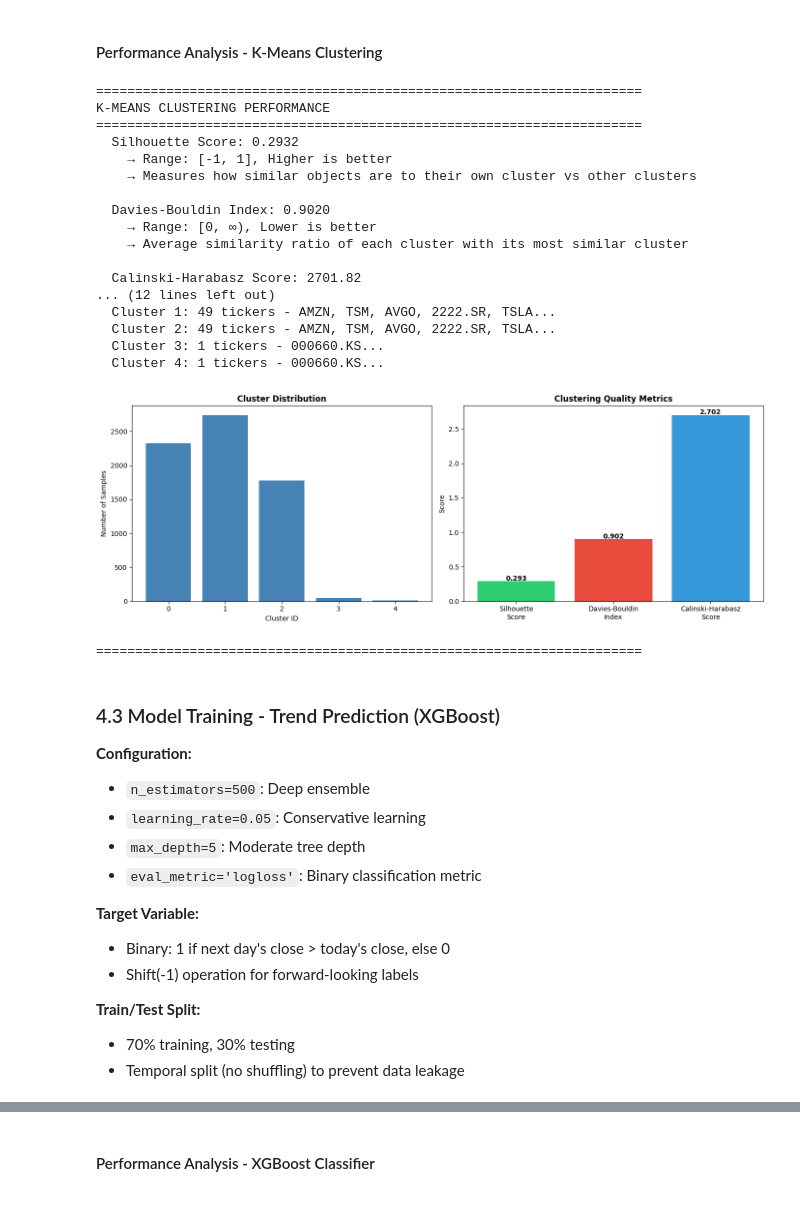
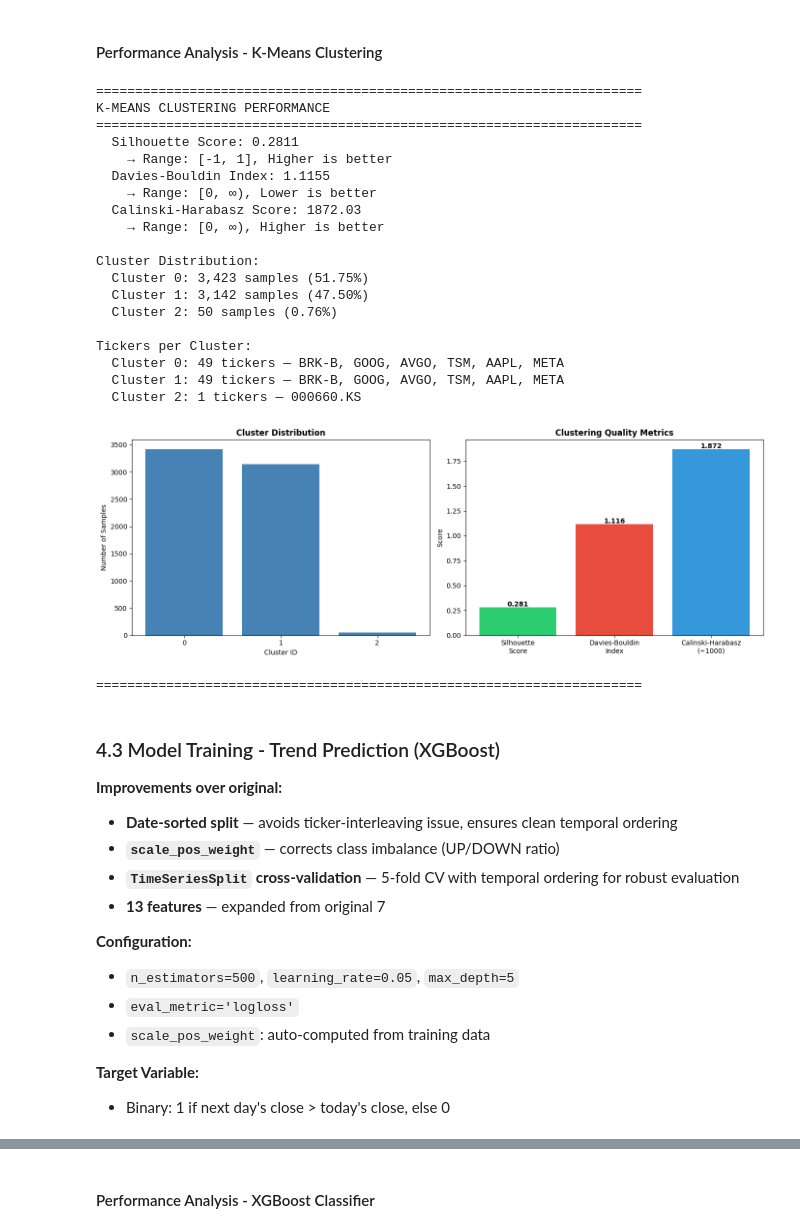
Before and after one commit to racksyyy/Stock-Market-Trend-Analysis, a Jupyter notebook: Notebooks/Stock_Market_Trend_Analysis.ipynb, the cells around one changed output, grey strips where cells are left out. Saved outputs shown, nothing was run; the diff lists cells and outputs as text; code cells hidden in the pictures; blank space fills up the shorter version.

```diff
--- a/Notebooks/Stock_Market_Trend_Analysis.ipynb
+++ b/Notebooks/Stock_Market_Trend_Analysis.ipynb
@@ -344,16 +505,18 @@ model_root = project_root / "Models"
 model_root.mkdir(parents=True, exist_ok=True)
 
 features = [
-    'RSI_14',
-    'SMA_Ratio_5_20',
-    'MACD_Histogram',
-    'BB_Position',
-    'Volume_Ratio'
+    'RSI_14', 'SMA_Ratio_5_20', 'MACD_Histogram', 'BB_Position', 'Volume_Ratio',
+    'ATR_14', 'Price_Momentum_5d', 'OBV', 'RSI_Divergence',
+    'RSI_lag1', 'MACD_lag1', 'Volume_Ratio_lag1', 'News_Sentiment'
 ]
 
 clean_anomaly_df = anomaly_df.dropna(subset=features).copy()
 
-iso_model = IsolationForest(n_estimators=100, max_samples='auto', contamination=0.10, random_state=42, max_features=len(features), n_jobs=-1)
+iso_model = IsolationForest(
+    n_estimators=100, max_samples='auto',
+    contamination=0.10, random_state=42,
+    max_features=len(features), n_jobs=-1
+)
 
 clean_anomaly_df['Anomaly_Flag'] = iso_model.fit_predict(clean_anomaly_df[features])
 clean_anomaly_df['Is_Anomaly'] = clean_anomaly_df['Anomaly_Flag'].apply(lambda x: 1 if x == -1 else 0)
@@ -474,17 +682,13 @@ cluster_labels = clean_df['Cluster']
 silhouette_avg = silhouette_score(X_scaled_for_metrics, cluster_labels)
 davies_bouldin = davies_bouldin_score(X_scaled_for_metrics, cluster_labels)
 calinski_harabasz = calinski_harabasz_score(X_scaled_for_metrics, cluster_labels)
+
 print(f"  Silhouette Score: {silhouette_avg:.4f}")
 print(f"    → Range: [-1, 1], Higher is better")
-print(f"    → Measures how similar objects are to their own cluster vs other clusters")
-
-print(f"\n  Davies-Bouldin Index: {davies_bouldin:.4f}")
+print(f"  Davies-Bouldin Index: {davies_bouldin:.4f}")
 print(f"    → Range: [0, ∞), Lower is better")
-print(f"    → Average similarity ratio of each cluster with its most similar cluster")
-
-print(f"\n  Calinski-Harabasz Score: {calinski_harabasz:.2f}")
+print(f"  Calinski-Harabasz Score: {calinski_harabasz:.2f}")
 print(f"    → Range: [0, ∞), Higher is better")
-print(f"    → Ratio of between-cluster to within-cluster dispersion")
 
 cluster_distribution = clean_df['Cluster'].value_counts().sort_index()
 print(f"\nCluster Distribution:")
@@ -492,69 +696,71 @@ for cluster_id, count in cluster_distribution.items():
     print(f"  Cluster {cluster_id}: {count:,} samples ({count/len(clean_df)*100:.2f}%)")
 
 print(f"\nTickers per Cluster:")
-for cluster_id in range(5):
+for cluster_id in range(optimal_k):
     cluster_tickers = clean_df[clean_df['Cluster'] == cluster_id]['Ticker'].unique()
-    print(f"  Cluster {cluster_id}: {len(cluster_tickers)} tickers - {', '.join(cluster_tickers[:5])}...")
+    print(f"  Cluster {cluster_id}: {len(cluster_tickers)} tickers — {', '.join(cluster_tickers[:6])}")
 
 fig, axes = plt.subplots(1, 2, figsize=(14, 5))
 
 cluster_counts = clean_df['Cluster'].value_counts().sort_index()
 axes[0].bar(cluster_counts.index, cluster_counts.values, color='steelblue')
 axes[0].set_xlabel('Cluster ID')
 axes[0].set_ylabel('Number of Samples')
 axes[0].set_title('Cluster Distribution', fontsize=12, fontweight='bold')
-axes[0].set_xticks(range(5))
+axes[0].set_xticks(range(optimal_k))
 
 metrics_data = pd.DataFrame({
-    'Metric': ['Silhouette\nScore', 'Davies-Bouldin\nIndex', 'Calinski-Harabasz\nScore'],
-    'Value': [silhouette_avg, davies_bouldin, calinski_harabasz/1000]
+    'Metric': ['Silhouette\nScore', 'Davies-Bouldin\nIndex', 'Calinski-Harabasz\n(÷1000)'],
+    'Value': [silhouette_avg, davies_bouldin, calinski_harabasz / 1000]
 })
 colors = ['#2ecc71', '#e74c3c', '#3498db']
 axes[1].bar(metrics_data['Metric'], metrics_data['Value'], color=colors)
 axes[1].set_ylabel('Score')
 axes[1].set_title('Clustering Quality Metrics', fontsize=12, fontweight='bold')
 for i, v in enumerate(metrics_data['Value']):
     axes[1].text(i, v + 0.01, f'{v:.3f}', ha='center', fontweight='bold')
 
 plt.tight_layout()
 plt.show()
 
 print("\n" + "="*70)
 # %% [output]
 ======================================================================
 K-MEANS CLUSTERING PERFORMANCE
 ======================================================================
-  Silhouette Score: 0.2932
+  Silhouette Score: 0.2811
     → Range: [-1, 1], Higher is better
-    → Measures how similar objects are to their own cluster vs other clusters
+  Davies-Bouldin Index: 1.1155
+    → Range: [0, ∞), Lower is better
+  Calinski-Harabasz Score: 1872.03
+    → Range: [0, ∞), Higher is better
 
-  Davies-Bouldin Index: 0.9020
-    → Range: [0, ∞), Lower is better
-    → Average similarity ratio of each cluster with its most similar cluster
+Cluster Distribution:
+  Cluster 0: 3,423 samples (51.75%)
+  Cluster 1: 3,142 samples (47.50%)
+  Cluster 2: 50 samples (0.76%)
 
-  Calinski-Harabasz Score: 2701.82
-... (12 lines left out)
-  Cluster 1: 49 tickers - AMZN, TSM, AVGO, 2222.SR, TSLA...
-  Cluster 2: 49 tickers - AMZN, TSM, AVGO, 2222.SR, TSLA...
-  Cluster 3: 1 tickers - 000660.KS...
-  Cluster 4: 1 tickers - 000660.KS...
+Tickers per Cluster:
+  Cluster 0: 49 tickers — BRK-B, GOOG, AVGO, TSM, AAPL, META
+  Cluster 1: 49 tickers — BRK-B, GOOG, AVGO, TSM, AAPL, META
+  Cluster 2: 1 tickers — 000660.KS
-[figure, old version]
+[figure, new version]
 ======================================================================
 # %% [markdown]
 ### 4.3 Model Training - Trend Prediction (XGBoost)
 
+**Improvements over original:**
+- **Date-sorted split** — avoids ticker-interleaving issue, ensures clean temporal ordering
+- **`scale_pos_weight`** — corrects class imbalance (UP/DOWN ratio)
+- **`TimeSeriesSplit` cross-validation** — 5-fold CV with temporal ordering for robust evaluation
+- **13 features** — expanded from original 7
+
 **Configuration:**
-- `n_estimators=500`: Deep ensemble
-- `learning_rate=0.05`: Conservative learning
-- `max_depth=5`: Moderate tree depth
-- `eval_metric='logloss'`: Binary classification metric
+- `n_estimators=500`, `learning_rate=0.05`, `max_depth=5`
+- `eval_metric='logloss'`
+- `scale_pos_weight`: auto-computed from training data
 
 **Target Variable:**
 - Binary: 1 if next day's close > today's close, else 0
-- Shift(-1) operation for forward-looking labels
-
-**Train/Test Split:**
-- 70% training, 30% testing
-- Temporal split (no shuffling) to prevent data leakage
 # %%
 df = pd.read_csv(proc_dir / "market_data_clusters.csv")
```
Also changed, not shown: parts of 24 cells of this notebook, 8 other files.
